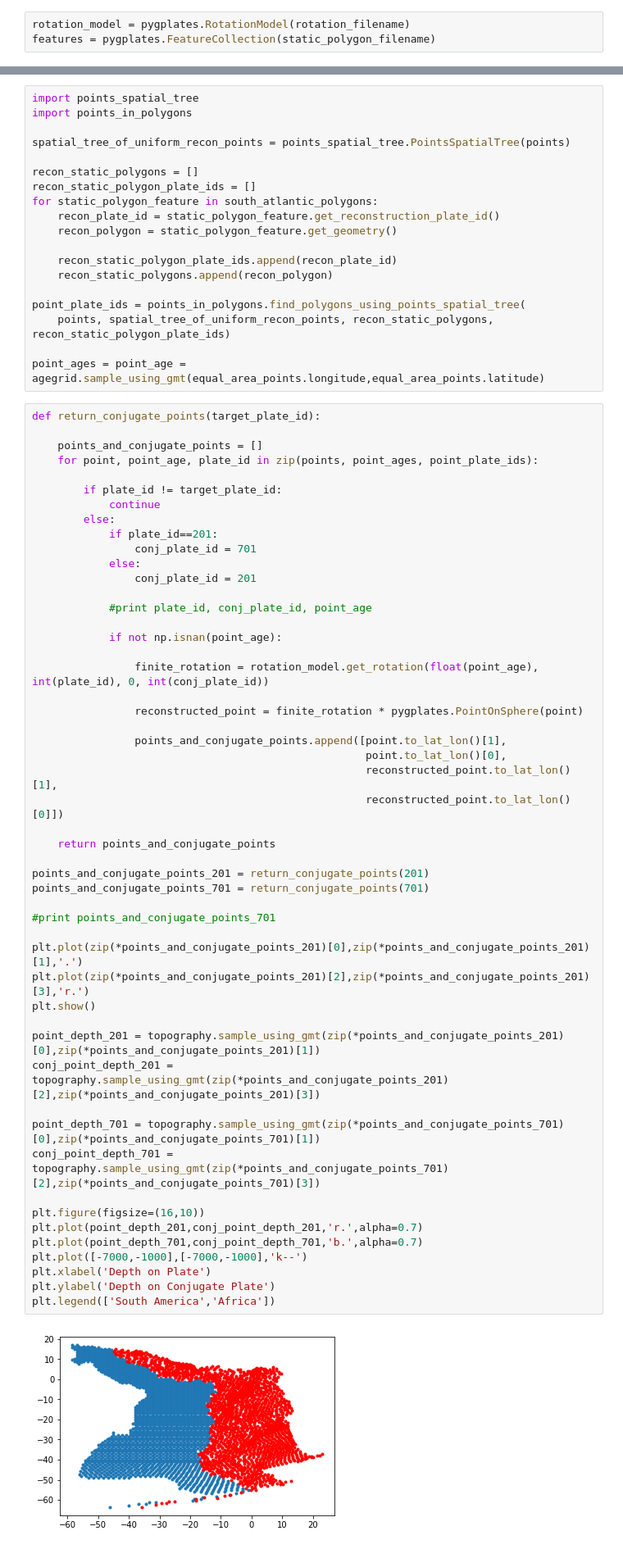
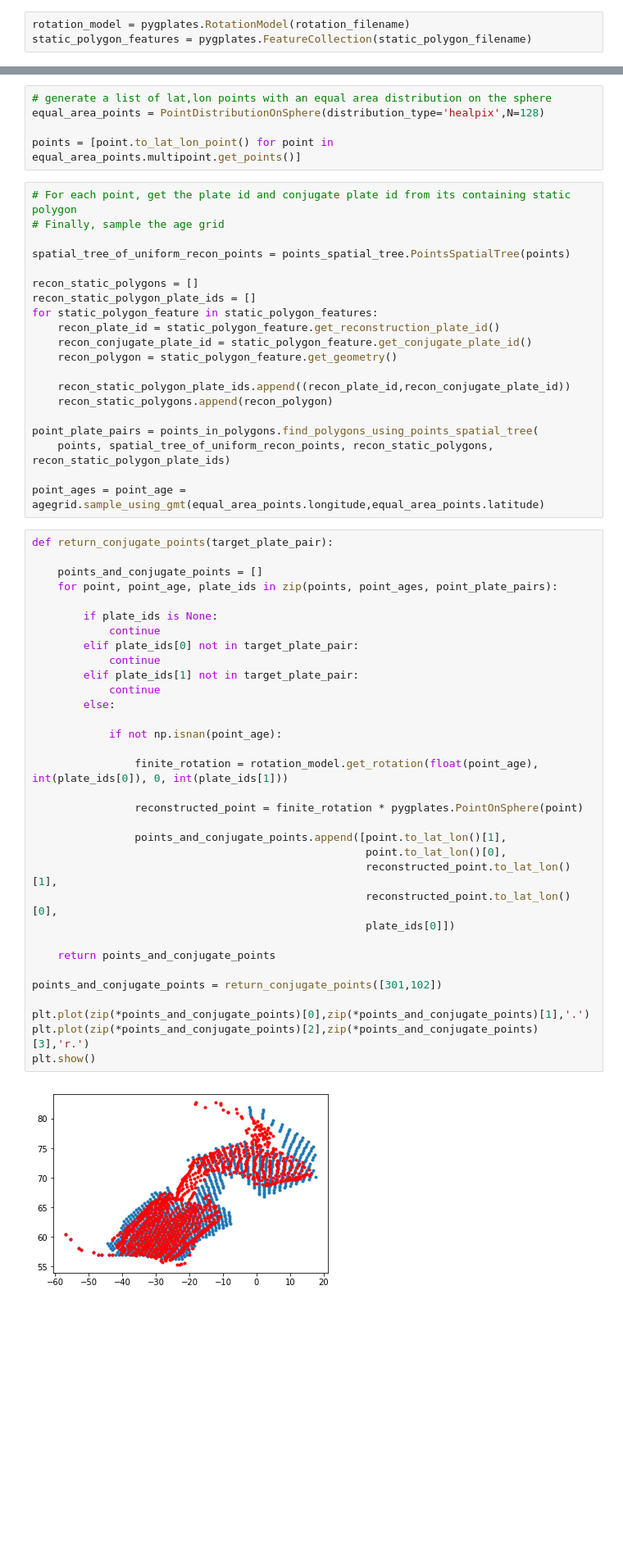
Before and after one commit to siwill22/paleotopography, a Jupyter notebook: dev/paleobathymetry-backtracking.ipynb, the cells around one changed output, grey strips where cells are left out. Shown at 82% size. Drawn from its saved outputs; the diff is of its cells as text; blank space fills up the shorter version.

```diff
--- a/dev/paleobathymetry-backtracking.ipynb
+++ b/dev/paleobathymetry-backtracking.ipynb
@@ -26,3 +28,3 @@ The autoreload extension is already loaded. To reload it, use:
 # %%
 rotation_model = pygplates.RotationModel(rotation_filename)
-features = pygplates.FeatureCollection(static_polygon_filename)
+static_polygon_features = pygplates.FeatureCollection(static_polygon_filename)
@@ -51,72 +31,60 @@ plt.axis([-70,30,-60,15])
+# %%
+# generate a list of lat,lon points with an equal area distribution on the sphere
+equal_area_points = PointDistributionOnSphere(distribution_type='healpix',N=128)
+
+points = [point.to_lat_lon_point() for point in equal_area_points.multipoint.get_points()]
 # %%
-import points_spatial_tree
-import points_in_polygons
+# For each point, get the plate id and conjugate plate id from its containing static polygon
+# Finally, sample the age grid
 
 spatial_tree_of_uniform_recon_points = points_spatial_tree.PointsSpatialTree(points)
 
 recon_static_polygons = []
 recon_static_polygon_plate_ids = []
-for static_polygon_feature in south_atlantic_polygons:
+for static_polygon_feature in static_polygon_features:
     recon_plate_id = static_polygon_feature.get_reconstruction_plate_id()
+    recon_conjugate_plate_id = static_polygon_feature.get_conjugate_plate_id()
     recon_polygon = static_polygon_feature.get_geometry()
 
-    recon_static_polygon_plate_ids.append(recon_plate_id)
+    recon_static_polygon_plate_ids.append((recon_plate_id,recon_conjugate_plate_id))
     recon_static_polygons.append(recon_polygon)
 
-point_plate_ids = points_in_polygons.find_polygons_using_points_spatial_tree(
+point_plate_pairs = points_in_polygons.find_polygons_using_points_spatial_tree(
     points, spatial_tree_of_uniform_recon_points, recon_static_polygons, recon_static_polygon_plate_ids)
 
 point_ages = point_age = agegrid.sample_using_gmt(equal_area_points.longitude,equal_area_points.latitude)
 # %%
-def return_conjugate_points(target_plate_id):
+def return_conjugate_points(target_plate_pair):
 
     points_and_conjugate_points = []
-    for point, point_age, plate_id in zip(points, point_ages, point_plate_ids):
+    for point, point_age, plate_ids in zip(points, point_ages, point_plate_pairs):
 
-        if plate_id != target_plate_id:
+        if plate_ids is None:
+            continue
+        elif plate_ids[0] not in target_plate_pair:
+            continue
+        elif plate_ids[1] not in target_plate_pair:
             continue
         else:
-            if plate_id==201:
-                conj_plate_id = 701
-            else:
-                conj_plate_id = 201
-
-            #print plate_id, conj_plate_id, point_age
 
             if not np.isnan(point_age):
 
-                finite_rotation = rotation_model.get_rotation(float(point_age), int(plate_id), 0, int(conj_plate_id))
+                finite_rotation = rotation_model.get_rotation(float(point_age), int(plate_ids[0]), 0, int(plate_ids[1]))
 
                 reconstructed_point = finite_rotation * pygplates.PointOnSphere(point)
 
                 points_and_conjugate_points.append([point.to_lat_lon()[1],
                                                     point.to_lat_lon()[0],
                                                     reconstructed_point.to_lat_lon()[1],
-                                                    reconstructed_point.to_lat_lon()[0]])
+                                                    reconstructed_point.to_lat_lon()[0],
+                                                    plate_ids[0]])
 
     return points_and_conjugate_points
 
-points_and_conjugate_points_201 = return_conjugate_points(201)
-points_and_conjugate_points_701 = return_conjugate_points(701)
+points_and_conjugate_points = return_conjugate_points([301,102])
 
-#print points_and_conjugate_points_701
-
-plt.plot(zip(*points_and_conjugate_points_201)[0],zip(*points_and_conjugate_points_201)[1],'.')
-plt.plot(zip(*points_and_conjugate_points_201)[2],zip(*points_and_conjugate_points_201)[3],'r.')
+plt.plot(zip(*points_and_conjugate_points)[0],zip(*points_and_conjugate_points)[1],'.')
+plt.plot(zip(*points_and_conjugate_points)[2],zip(*points_and_conjugate_points)[3],'r.')
 plt.show()
-
-point_depth_201 = topography.sample_using_gmt(zip(*points_and_conjugate_points_201)[0],zip(*points_and_conjugate_points_201)[1])
-conj_point_depth_201 = topography.sample_using_gmt(zip(*points_and_conjugate_points_201)[2],zip(*points_and_conjugate_points_201)[3])
-
-point_depth_701 = topography.sample_using_gmt(zip(*points_and_conjugate_points_701)[0],zip(*points_and_conjugate_points_701)[1])
-conj_point_depth_701 = topography.sample_using_gmt(zip(*points_and_conjugate_points_701)[2],zip(*points_and_conjugate_points_701)[3])
-
-plt.figure(figsize=(16,10))
-plt.plot(point_depth_201,conj_point_depth_201,'r.',alpha=0.7)
-plt.plot(point_depth_701,conj_point_depth_701,'b.',alpha=0.7)
-plt.plot([-7000,-1000],[-7000,-1000],'k--')
-plt.xlabel('Depth on Plate')
-plt.ylabel('Depth on Conjugate Plate')
-plt.legend(['South America','Africa'])
 # %% [output]
-[figure, old version]
+[figure, new version]
```
Also changed, not shown: parts of 6 cells of this notebook.
